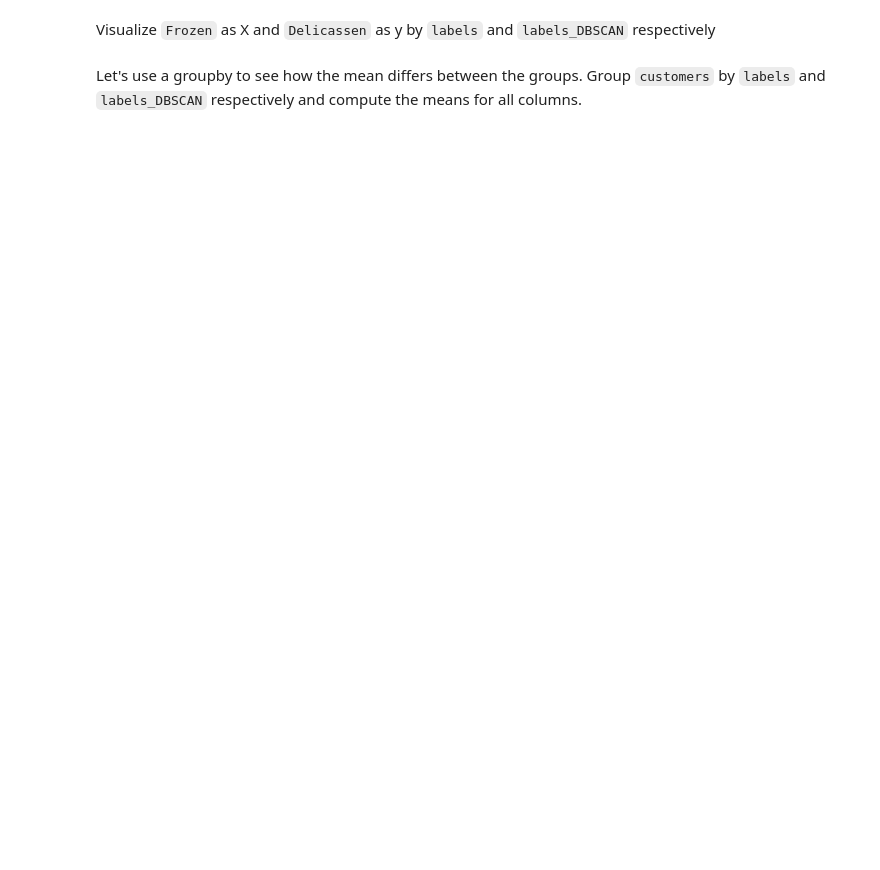
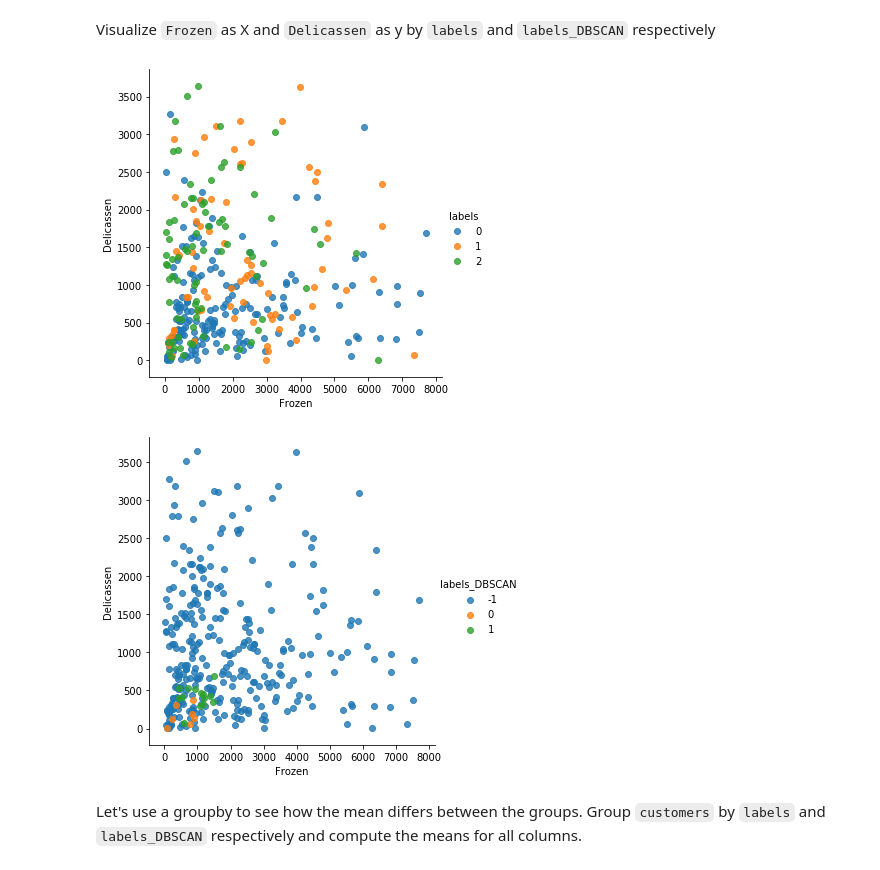
Before and after one commit to ta-data-lis/lab-unsupervised-learning, a Jupyter notebook: your-code/main.ipynb, the cells around one changed output. Saved outputs shown, nothing was run; the diff lists cells and outputs as text; code cells hidden in the pictures; blank space fills up the shorter version.

```diff
--- a/your-code/main.ipynb
+++ b/your-code/main.ipynb
@@ -301,2 +296,11 @@ Visualize `Frozen` as X and `Delicassen` as y by `labels` and `labels_DBSCAN` re
+# %%
+sns.lmplot(data=customers_final, x='Frozen', y='Delicassen', hue='labels',
+                   fit_reg=False, legend=True, legend_out=True)
+sns.lmplot(data=customers_final, x='Frozen', y='Delicassen', hue='labels_DBSCAN',
+                   fit_reg=False, legend=True, legend_out=True)
+plt.show()
+# %% [output]
+[figure, added]
+[figure, added]
 # %% [markdown]
 Let's use a groupby to see how the mean differs between the groups. Group `customers` by `labels` and `labels_DBSCAN` respectively and compute the means for all columns.
```
Also changed, not shown: parts of 18 cells of this notebook.
